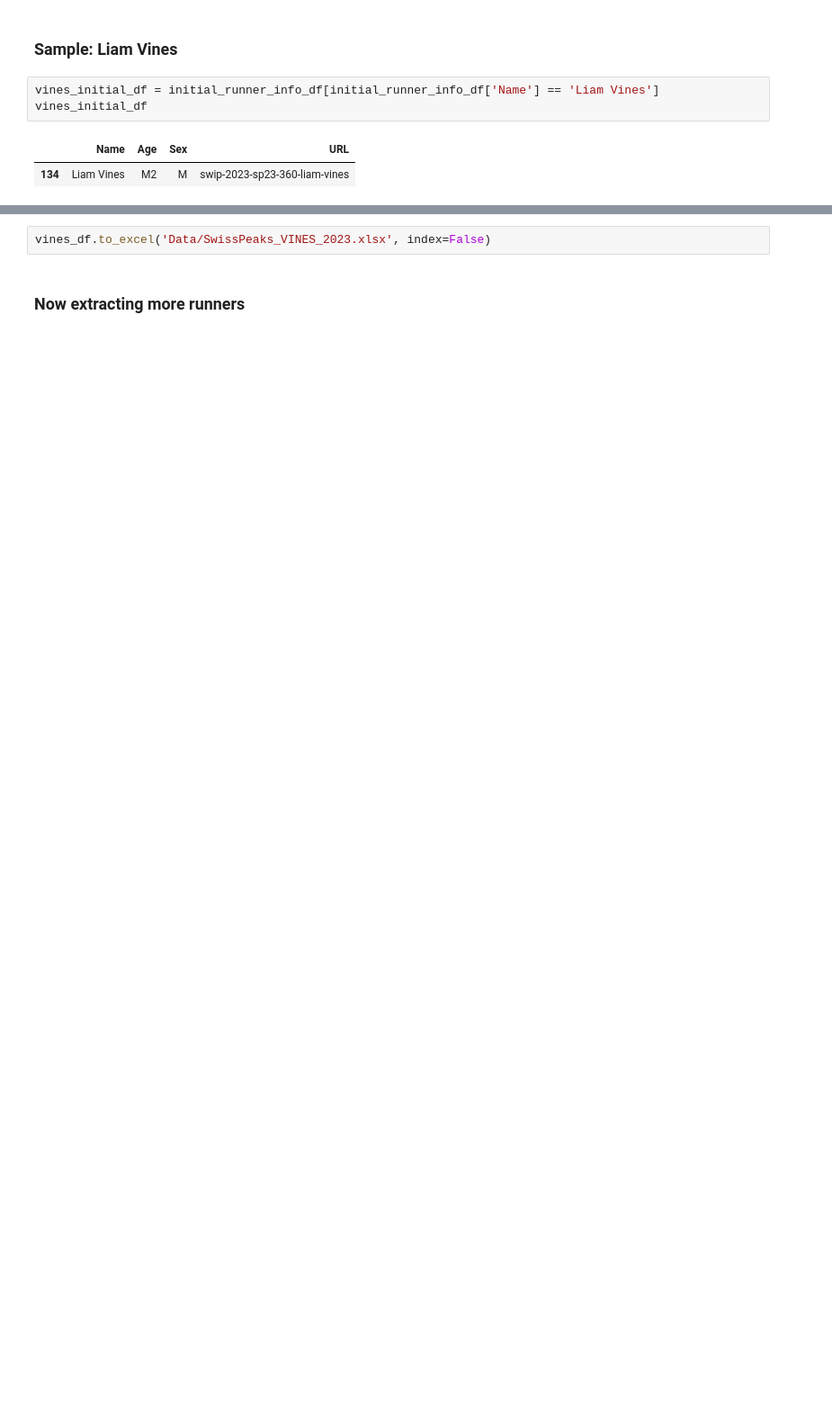
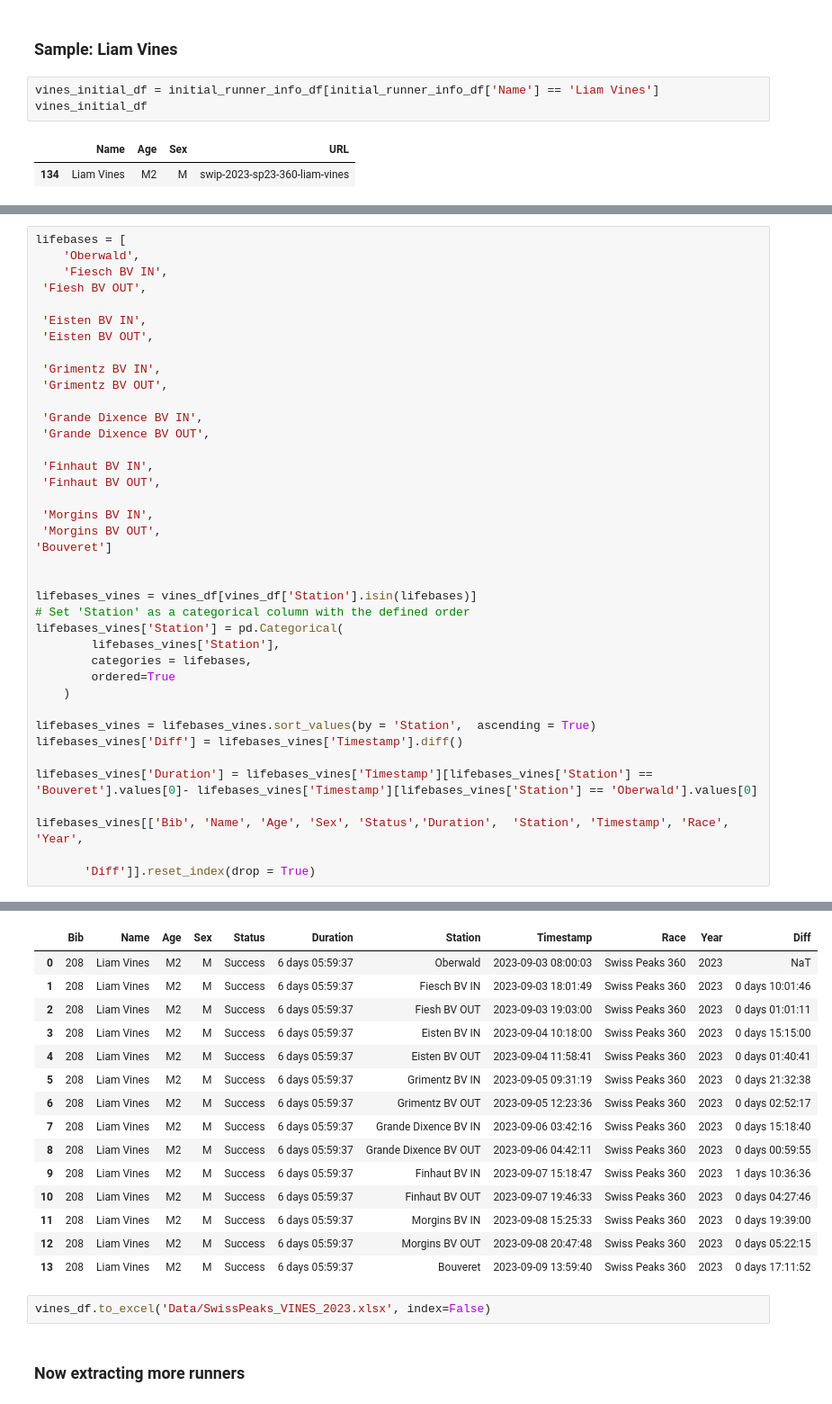
Before and after one commit to kjonina/SwissPeaks, a Jupyter notebook: Stage 2 - Scraping SwissPeaks 2023 Data.ipynb, the cells around one changed output, grey strips where cells are left out. Shown at 90% size. Cells and saved outputs as stored; diff of their text form; blank space fills up the shorter version.

```diff
--- a/Stage 2 - Scraping SwissPeaks 2023 Data.ipynb
+++ b/Stage 2 - Scraping SwissPeaks 2023 Data.ipynb
@@ -224,0 +300,40 @@ vines_df.head()
+# %%
+lifebases = [
+    'Oberwald',
+    'Fiesch BV IN',
+ 'Fiesh BV OUT',
+
+ 'Eisten BV IN',
+ 'Eisten BV OUT',
+
+ 'Grimentz BV IN',
+ 'Grimentz BV OUT',
+
+ 'Grande Dixence BV IN',
+ 'Grande Dixence BV OUT',
+
+ 'Finhaut BV IN',
+ 'Finhaut BV OUT',
+
+ 'Morgins BV IN',
+ 'Morgins BV OUT',
+'Bouveret']
+
+
+lifebases_vines = vines_df[vines_df['Station'].isin(lifebases)]
+# Set 'Station' as a categorical column with the defined order
+lifebases_vines['Station'] = pd.Categorical(
+        lifebases_vines['Station'],
+        categories = lifebases,
+        ordered=True
+    )
+
+lifebases_vines = lifebases_vines.sort_values(by = 'Station',  ascending = True)
+lifebases_vines['Diff'] = lifebases_vines['Timestamp'].diff()
+
+lifebases_vines['Duration'] = lifebases_vines['Timestamp'][lifebases_vines['Station'] == 'Bouveret'].values[0]- lifebases_vines['Timestamp'][lifebases_vines['Station'] == 'Oberwald'].values[0]
+
+lifebases_vines[['Bib', 'Name', 'Age', 'Sex', 'Status','Duration',  'Station', 'Timestamp', 'Race', 'Year',
+
+       'Diff']].reset_index(drop = True)
+# %% [output]
@@ -225,3 +345,18 @@ vines_df.head()
+|  | Bib | Name | Age | Sex | Status | Duration | Station | Timestamp | Race | Year | Diff |
+| 0 | 208 | Liam Vines | M2 | M | Success | 6 days 05:59:37 | Oberwald | 2023-09-03 08:00:03 | Swiss Peaks 360 | 2023 | NaT |
+| 1 | 208 | Liam Vines | M2 | M | Success | 6 days 05:59:37 | Fiesch BV IN | 2023-09-03 18:01:49 | Swiss Peaks 360 | 2023 | 0 days 10:01:46 |
+| 2 | 208 | Liam Vines | M2 | M | Success | 6 days 05:59:37 | Fiesh BV OUT | 2023-09-03 19:03:00 | Swiss Peaks 360 | 2023 | 0 days 01:01:11 |
+| 3 | 208 | Liam Vines | M2 | M | Success | 6 days 05:59:37 | Eisten BV IN | 2023-09-04 10:18:00 | Swiss Peaks 360 | 2023 | 0 days 15:15:00 |
+| 4 | 208 | Liam Vines | M2 | M | Success | 6 days 05:59:37 | Eisten BV OUT | 2023-09-04 11:58:41 | Swiss Peaks 360 | 2023 | 0 days 01:40:41 |
+| 5 | 208 | Liam Vines | M2 | M | Success | 6 days 05:59:37 | Grimentz BV IN | 2023-09-05 09:31:19 | Swiss Peaks 360 | 2023 | 0 days 21:32:38 |
+| 6 | 208 | Liam Vines | M2 | M | Success | 6 days 05:59:37 | Grimentz BV OUT | 2023-09-05 12:23:36 | Swiss Peaks 360 | 2023 | 0 days 02:52:17 |
+| 7 | 208 | Liam Vines | M2 | M | Success | 6 days 05:59:37 | Grande Dixence BV IN | 2023-09-06 03:42:16 | Swiss Peaks 360 | 2023 | 0 days 15:18:40 |
+| 8 | 208 | Liam Vines | M2 | M | Success | 6 days 05:59:37 | Grande Dixence BV OUT | 2023-09-06 04:42:11 | Swiss Peaks 360 | 2023 | 0 days 00:59:55 |
+| 9 | 208 | Liam Vines | M2 | M | Success | 6 days 05:59:37 | Finhaut BV IN | 2023-09-07 15:18:47 | Swiss Peaks 360 | 2023 | 1 days 10:36:36 |
+| 10 | 208 | Liam Vines | M2 | M | Success | 6 days 05:59:37 | Finhaut BV OUT | 2023-09-07 19:46:33 | Swiss Peaks 360 | 2023 | 0 days 04:27:46 |
+| 11 | 208 | Liam Vines | M2 | M | Success | 6 days 05:59:37 | Morgins BV IN | 2023-09-08 15:25:33 | Swiss Peaks 360 | 2023 | 0 days 19:39:00 |
+| 12 | 208 | Liam Vines | M2 | M | Success | 6 days 05:59:37 | Morgins BV OUT | 2023-09-08 20:47:48 | Swiss Peaks 360 | 2023 | 0 days 05:22:15 |
+| 13 | 208 | Liam Vines | M2 | M | Success | 6 days 05:59:37 | Bouveret | 2023-09-09 13:59:40 | Swiss Peaks 360 | 2023 | 0 days 17:11:52 |
 # %%
 vines_df.to_excel('Data/SwissPeaks_VINES_2023.xlsx', index=False)
 # %% [markdown]
```
Also changed, not shown: parts of 15 cells of this notebook, 4 other files.
